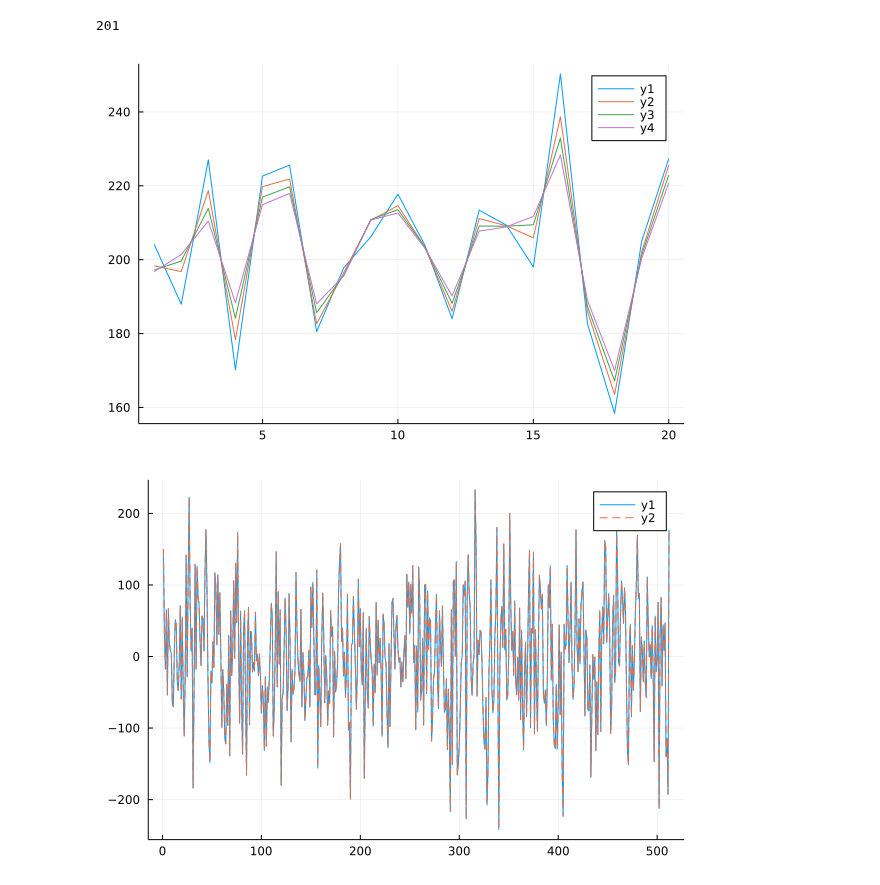
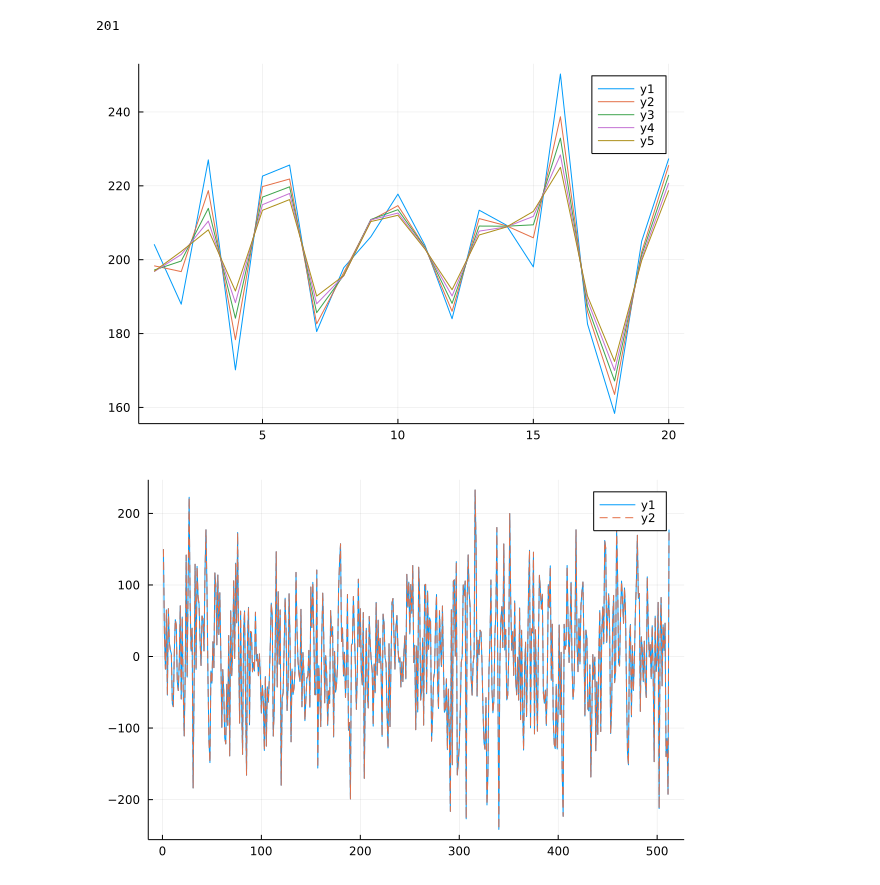
Before and after one commit to reula/PIC-1D, a Jupyter notebook: current_density_check.ipynb, the cells around one changed output. Drawn from its saved outputs; the diff is of its cells as text; code cells hidden in the pictures.

```diff
--- a/current_density_check.ipynb
+++ b/current_density_check.ipynb
@@ -54,20 +54,23 @@ u0 = [r; -vp; vp; E];
 # %%
 n_1 = zeros(J)
 n_2 = zeros(J)
 n_3 = zeros(J)
 n_4 = zeros(J)
+n_5 = zeros(J)
 
 get_density!(u0,n_1, (L, N, J, κ, dx, 1))
 get_density!(u0,n_2, (L, N, J, κ, dx, 2))
 get_density!(u0,n_3, (L, N, J, κ, dx, 3))
 get_density!(u0,n_4, (L, N, J, κ, dx, 4))
+get_density!(u0,n_5, (L, N, J, κ, dx, 5))
 
 plot(n_1[1:20])
 plot!(n_2[1:20])
 plot!(n_3[1:20])
 plot!(n_4[1:20])
+plot!(n_5[1:20])
 # %% [output]
-[figure, old version]
+[figure, new version]
 # %%
 S_1 = zeros(J)
 S_2 = zeros(J)
```
Also changed, not shown: 1 other file.
